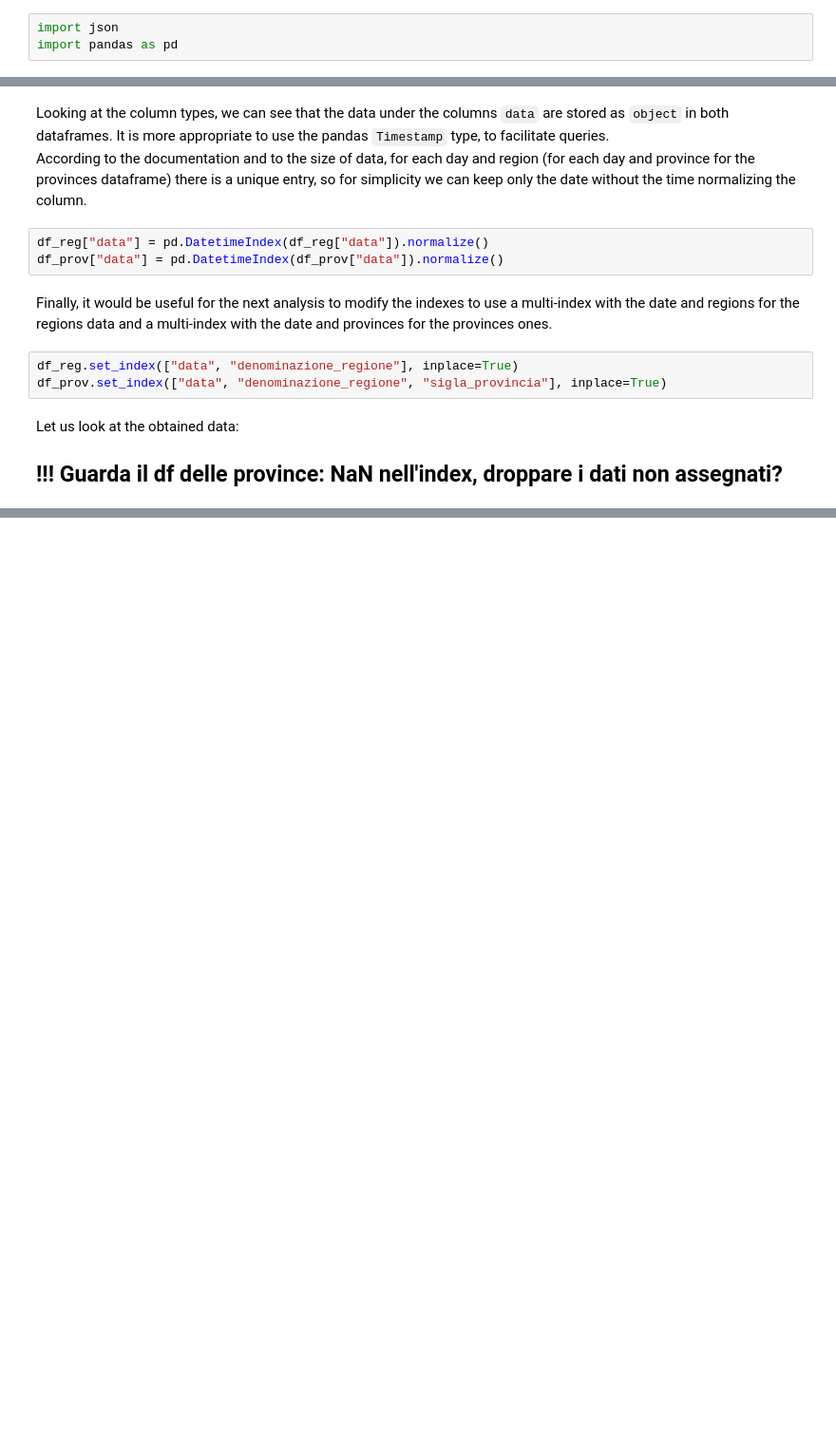
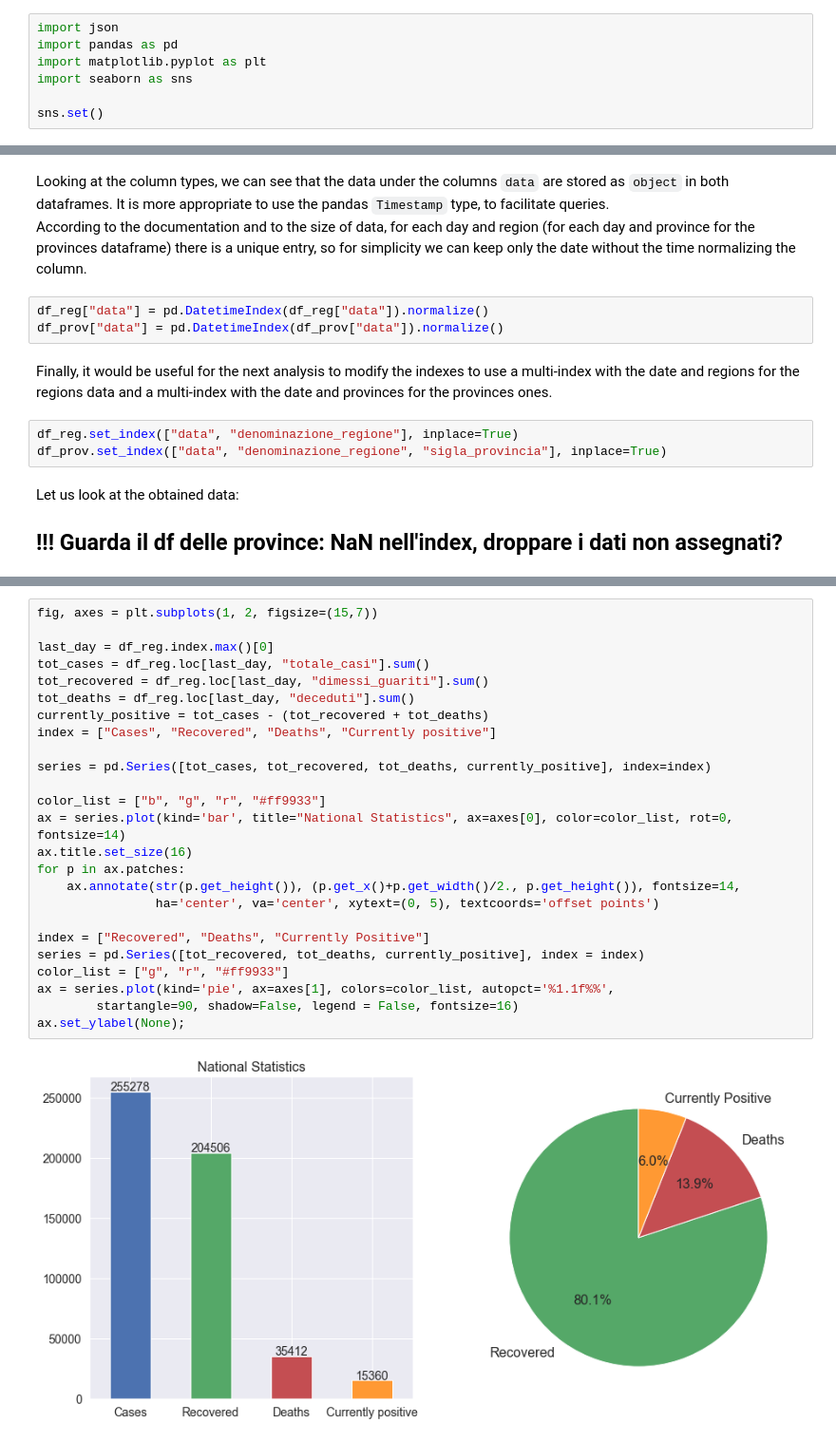
Before and after one commit to JacopoBartoli/agm_algorithms, a Jupyter notebook: Bartoli-Ravagli.ipynb, the cells around one changed output, grey strips where cells are left out. Shown at 95% size. Drawn from its saved outputs; the diff is of its cells as text; blank space fills up the shorter version.

Commit message:
Analysis of national data in notebook completed

```diff
--- a/Bartoli-Ravagli.ipynb
+++ b/Bartoli-Ravagli.ipynb
@@ -41,6 +41,10 @@ Importing required libraries:
 # %%
 import json
 import pandas as pd
+import matplotlib.pyplot as plt
+import seaborn as sns
+
+sns.set()
 # %% [markdown]
 Define a function that allows to display multiple objects (e.g. dataframes) side by side:
 # %%
@@ -289,0 +315,27 @@ The simplest statistics to extract are those referring to the total number of de
+# %%
+fig, axes = plt.subplots(1, 2, figsize=(15,7))
+
+last_day = df_reg.index.max()[0]
+tot_cases = df_reg.loc[last_day, "totale_casi"].sum()
+tot_recovered = df_reg.loc[last_day, "dimessi_guariti"].sum()
+tot_deaths = df_reg.loc[last_day, "deceduti"].sum()
+currently_positive = tot_cases - (tot_recovered + tot_deaths)
+index = ["Cases", "Recovered", "Deaths", "Currently positive"]
+
+series = pd.Series([tot_cases, tot_recovered, tot_deaths, currently_positive], index=index)
+
+color_list = ["b", "g", "r", "#ff9933"]
+ax = series.plot(kind='bar', title="National Statistics", ax=axes[0], color=color_list, rot=0, fontsize=14)
+ax.title.set_size(16)
+for p in ax.patches:
+    ax.annotate(str(p.get_height()), (p.get_x()+p.get_width()/2., p.get_height()), fontsize=14,
+                ha='center', va='center', xytext=(0, 5), textcoords='offset points')
+
+index = ["Recovered", "Deaths", "Currently Positive"]
+series = pd.Series([tot_recovered, tot_deaths, currently_positive], index = index)
+color_list = ["g", "r", "#ff9933"]
+ax = series.plot(kind='pie', ax=axes[1], colors=color_list, autopct='%1.1f%%',
+        startangle=90, shadow=False, legend = False, fontsize=16)
+ax.set_ylabel(None);
+# %% [output]
+[figure, added]
```
Also changed, not shown: parts of 9 cells of this notebook.
